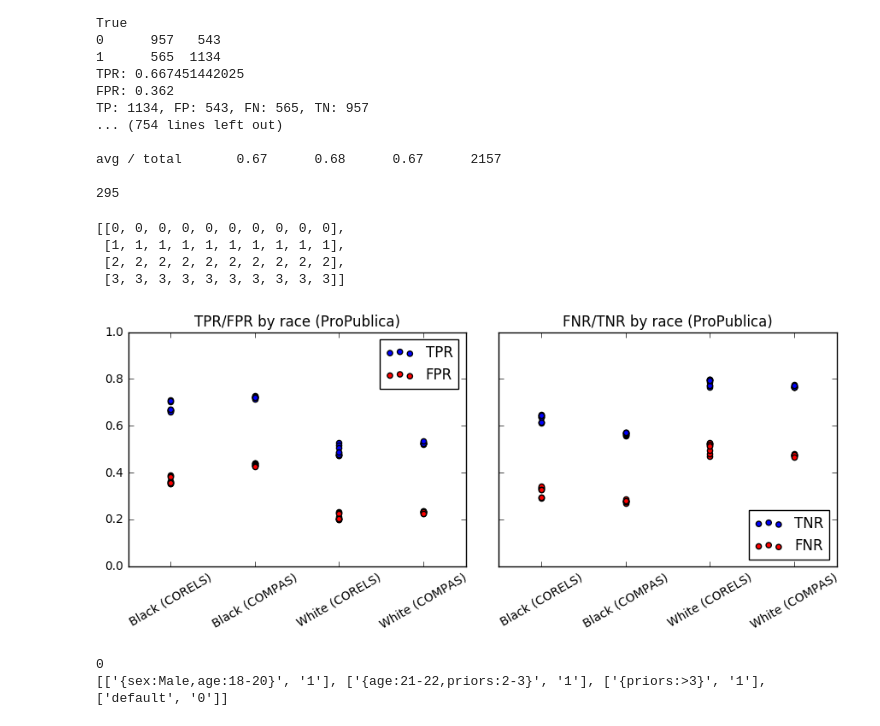
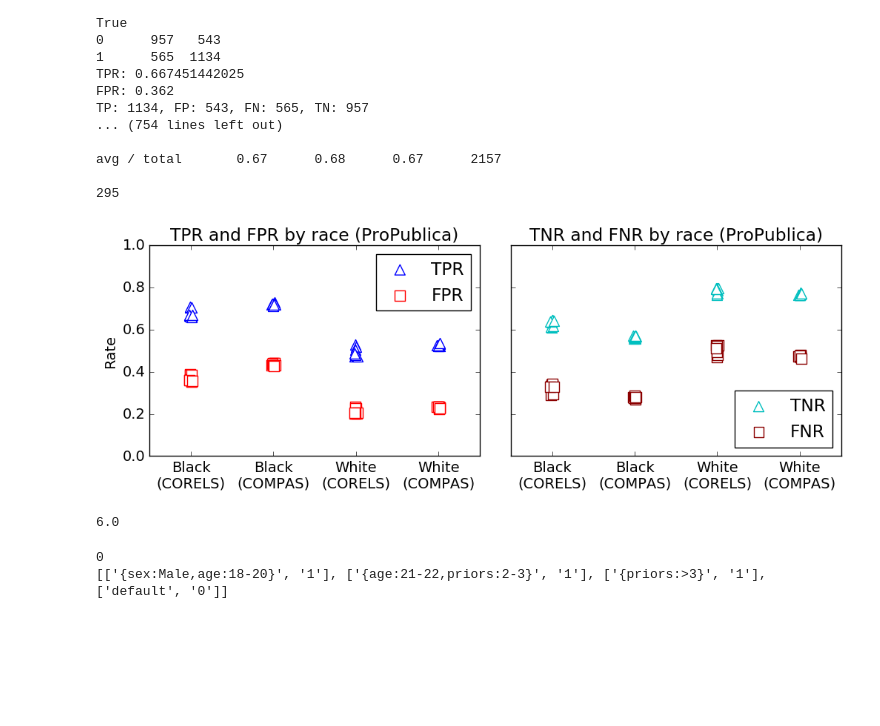
Before and after one commit to nlarusstone/corels-test, a Jupyter notebook: eval/EvalBias.ipynb, the cells around one changed output. Saved outputs shown, nothing was run; the diff lists cells and outputs as text; code cells hidden in the pictures; blank space fills up the shorter version.

Commit message:
Fixed Fig 8 to have consistent formatting

```diff
--- a/eval/EvalBias.ipynb
+++ b/eval/EvalBias.ipynb
@@ -48,7 +49,7 @@ bin.head()
 | 4 | Male | 26-45 | Caucasian | =0 | =0 | =0 | >3 | ... |
 # %%
 for i in range(num_folds):
-    fname = '../logs/for-compas_{0}_train.out-curious_lb-with_prefix_perm_map-minor-removed=none-max_num_nodes=100000000-c=0.0050000-v=progress-f=1000-opt.txt'.format(i)
+    fname = '../jmlr/for-compas_{0}_train.out-curious_lb-with_prefix_perm_map-minor-removed=none-max_num_nodes=1000000000-c=0.0050000-v=10-f=1000-opt.txt'.format(i)
     with open(fname, 'r') as f:
         line = f.readlines()
         print line
@@ -99,7 +100,7 @@ for i in range(num_folds):
 26.5008
 # %%
 def analyze_data(froot='compas', train=True):
-    labels = ['Black (CORELS)', 'Black (COMPAS)', 'White (CORELS)', 'White (COMPAS)']
+    labels = ['Black\n(CORELS)', 'Black\n(COMPAS)', 'White\n(CORELS)', 'White\n(COMPAS)']
     white_corels, white_compas, black_corels, black_compas = [], [], [], []
     train_or_test = 'train' if train else 'test'
     for i in range(num_folds):
@@ -184,55 +185,59 @@ TP: 1134, FP: 543, FN: 565, TN: 957
 avg / total       0.67      0.68      0.67      2157
 
 295
-# %%
-x
-# %% [output]
-[[0, 0, 0, 0, 0, 0, 0, 0, 0, 0],
- [1, 1, 1, 1, 1, 1, 1, 1, 1, 1],
- [2, 2, 2, 2, 2, 2, 2, 2, 2, 2],
- [3, 3, 3, 3, 3, 3, 3, 3, 3, 3]]
 # %%
 # tp, fp, fn, tn
 def tpr(l):
     return map(lambda x: float(x[0]) / (x[0] + x[2]), l)
 def fpr(l):
     return map(lambda x: float(x[1]) / (x[1] + x[3]), l)
 def fnr(l):
     return map(lambda x: float(x[2]) / (x[0] + x[2]), l)
 def tnr(l):
     return map(lambda x: float(x[3]) / (x[1] + x[3]), l)
+matplotlib.rcParams.update({'font.size': 14, 'ps.fonttype': 42, 'pdf.fonttype': 42})
 x = [[i] * num_folds for i in range(len(algs))]
+noise = np.random.normal(0, 0.01, np.array(x).shape)
+x += noise
 y_tp = [tpr(a[1]) for a in algs]
 y_fp = [fpr(a[1]) for a in algs]
 y_fn = [fnr(a[1]) for a in algs]
 y_tn = [tnr(a[1]) for a in algs]
 labels = [l[0] for l in algs]
-f, axs = plt.subplots(1, 2, figsize=(9,4), sharey=True)
-types = ['TPR/FPR', 'FNR/TNR']
+f, axs = plt.subplots(1, 2, figsize=(10.5,4), sharey=True)
+types = ['TPR and FPR', 'TNR and FNR']
 #[[ax1, ax2], [ax3, ax4]] = axs
 ax1, ax2 = axs
-ax1.scatter(x, y_tp, c='blue')
-ax1.scatter(x, y_fp, c='red')
-ax1.legend(['TPR', 'FPR'])
-ax2.scatter(x, y_tn, c='blue')
-ax2.scatter(x, y_fn, c='red')
-ax2.legend(['TNR', 'FNR'], loc='lower right')
+ax1.scatter(x, y_tp, c='white', edgecolor='b', marker='^', s=100)
+ax1.scatter(x, y_fp, c='white', edgecolor='r', marker='s', s=100)
+ax1.legend(['TPR', 'FPR'], scatterpoints=1)
+ax2.scatter(x, y_tn, c='white', edgecolor='c', marker='^', s=100)
+ax2.scatter(x, y_fn, c='white', edgecolor='darkred', marker='s', s=100)
+ax2.legend(['TNR', 'FNR'], loc='lower right', scatterpoints=1)
 #for ax in [ax1, ax2]:
 #    ax.set_xticks([])
+fs = 14
 for ix, ax in enumerate([ax1, ax2]):
     ax.set_xticks(range(len(algs)))
     ax.set_ylim([0, 1])
-    ax.set_xticklabels(labels, rotation=30)
+    ax.set_xticklabels(labels, fontsize=fs)#, rotation=30)
     ax.set_title('{0} by race (ProPublica)'.format(types[ix]))
 #for ix, t in np.ndenumerate(types):
 #    axs[ix].set_ylabel(t)
  #   axs[ix].set_title('{0} by race (ProPublica)'.format(t))
-
+#font = {'family' : 'normal',
+#        'size'   : 14}
+#plt.rc('font', **font)
+ax1.set_ylabel('Rate')
 plt.tight_layout()
 plt.savefig('../figs/compas-corels-comparison.pdf')
 plt.show()
 # %% [output]
-[figure, old version]
+[figure, new version]
+# %%
+matplotlib.rcParams['lines.markersize']
+# %% [output]
+6.0
 # %%
 train = True
 froot = 'compas'
```
Also changed, not shown: parts of 1 cell of this notebook, 1 other file.
